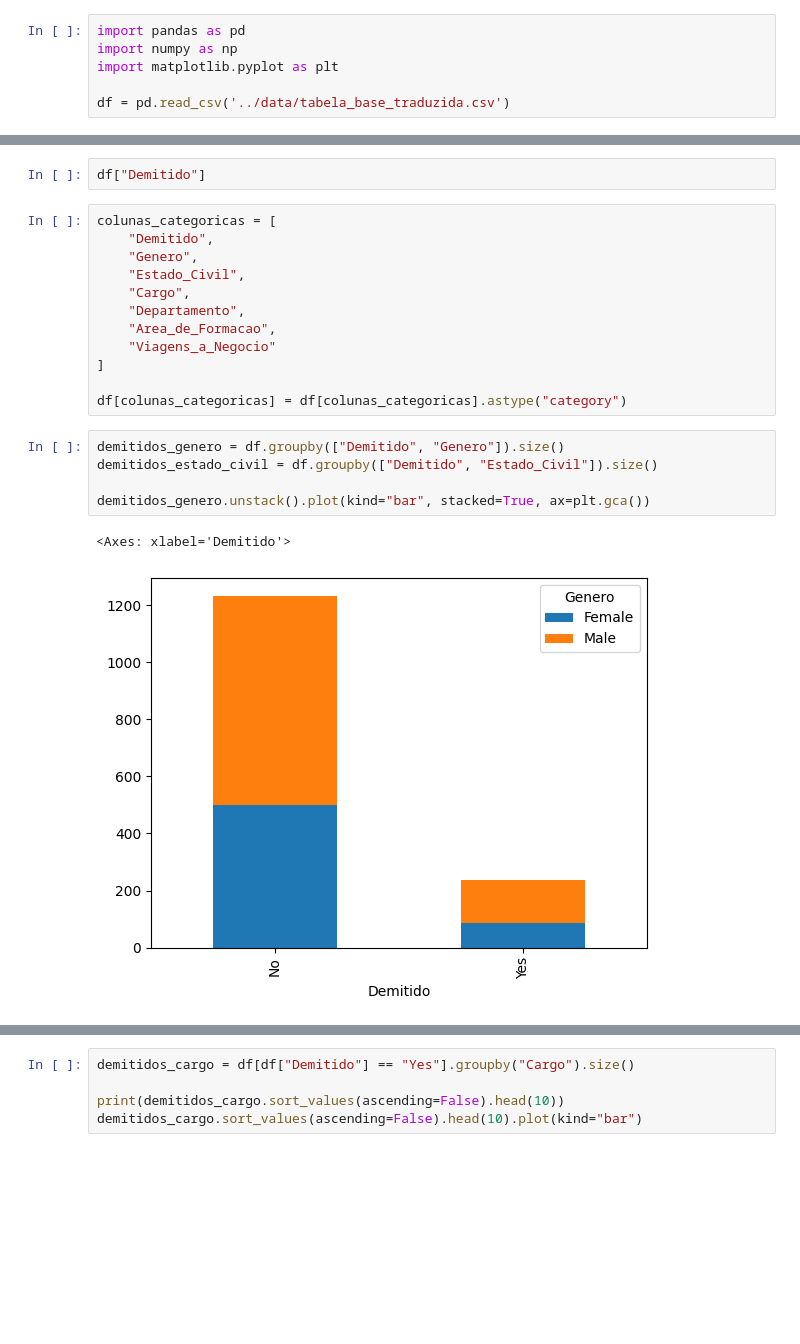
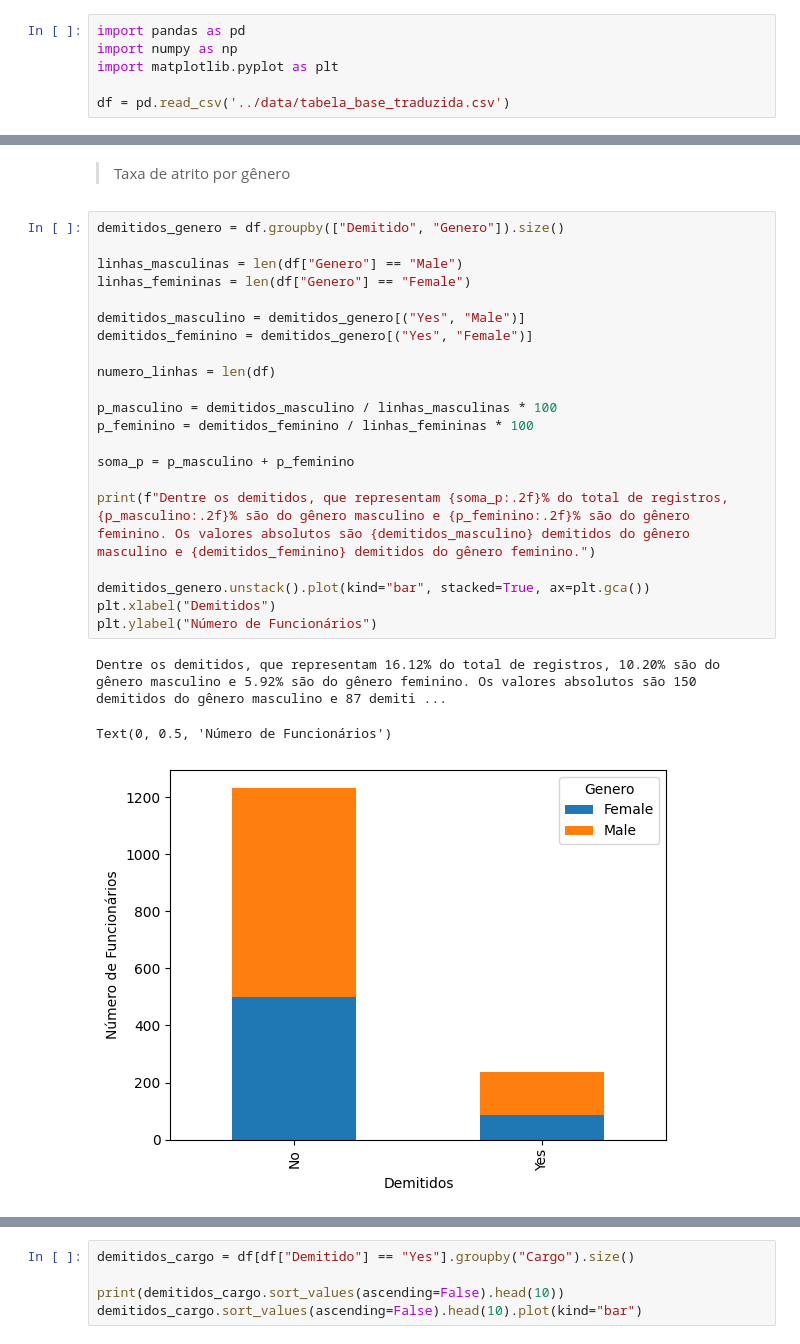
Before and after one commit to devigorll/analise_atrito, a Jupyter notebook: notebooks/exploracao.ipynb, the cells around one changed output, grey strips where cells are left out. Cells and saved outputs as stored; diff of their text form; blank space fills up the shorter version.

```diff
--- a/notebooks/exploracao.ipynb
+++ b/notebooks/exploracao.ipynb
@@ -9,22 +42,27 @@ df.columns
+# %% [markdown]
+> Taxa de atrito por gênero
 # %%
-df["Demitido"]
+demitidos_genero = df.groupby(["Demitido", "Genero"]).size()
+
+linhas_masculinas = len(df["Genero"] == "Male")
+linhas_femininas = len(df["Genero"] == "Female")
+
+demitidos_masculino = demitidos_genero[("Yes", "Male")]
+demitidos_feminino = demitidos_genero[("Yes", "Female")]
+
+numero_linhas = len(df)
+
+p_masculino = demitidos_masculino / linhas_masculinas * 100
+p_feminino = demitidos_feminino / linhas_femininas * 100
+
+soma_p = p_masculino + p_feminino
+
+print(f"Dentre os demitidos, que representam {soma_p:.2f}% do total de registros, {p_masculino:.2f}% são do gênero masculino e {p_feminino:.2f}% são do gênero feminino. Os valores absolutos são {demitidos_masculino} demitidos do gênero masculino e {demitidos_feminino} demitidos do gênero feminino.")
+
+demitidos_genero.unstack().plot(kind="bar", stacked=True, ax=plt.gca())
+plt.xlabel("Demitidos")
+plt.ylabel("Número de Funcionários")
+# %% [output]
+Dentre os demitidos, que representam 16.12% do total de registros, 10.20% são do gênero masculino e 5.92% são do gênero feminino. Os valores absolutos são 150 demitidos do gênero masculino e 87 demiti ...
+Text(0, 0.5, 'Número de Funcionários')
+[figure, added]
-# %%
-colunas_categoricas = [
-    "Demitido",
-    "Genero",
-    "Estado_Civil",
-    "Cargo",
-    "Departamento",
-    "Area_de_Formacao",
-    "Viagens_a_Negocio"
-]
-
-df[colunas_categoricas] = df[colunas_categoricas].astype("category")
-# %%
-demitidos_genero = df.groupby(["Demitido", "Genero"]).size()
-demitidos_estado_civil = df.groupby(["Demitido", "Estado_Civil"]).size()
-
-demitidos_genero.unstack().plot(kind="bar", stacked=True, ax=plt.gca())
-# %% [output]
-<Axes: xlabel='Demitido'>
-[figure, removed]
```
Also changed, not shown: parts of 11 cells of this notebook, 1 other file.
